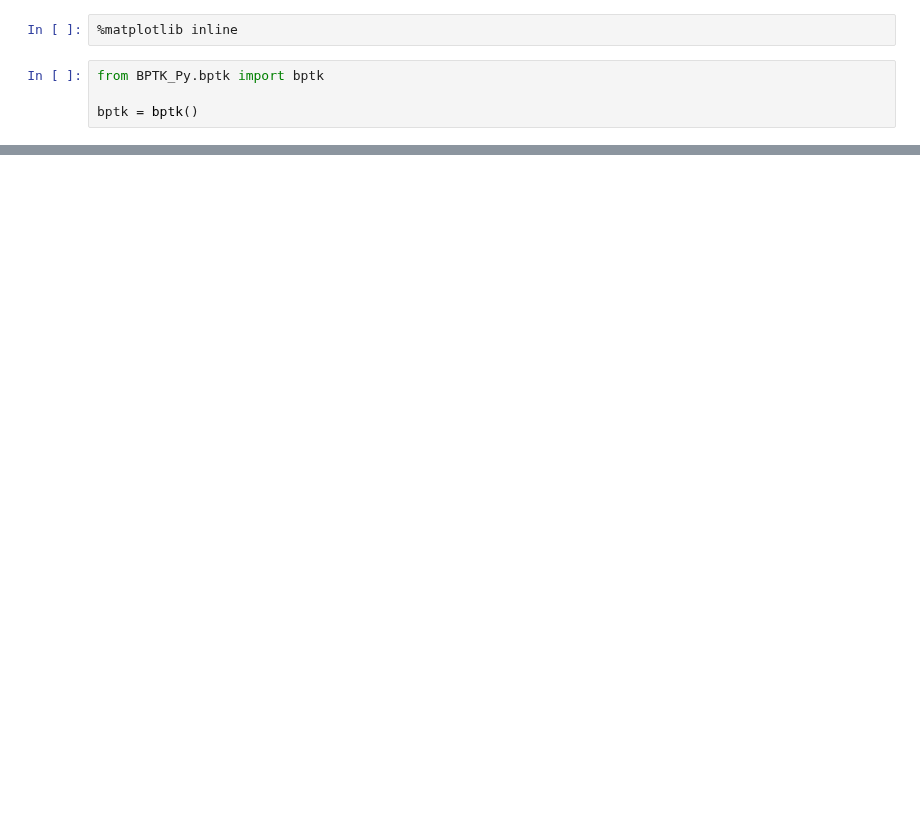
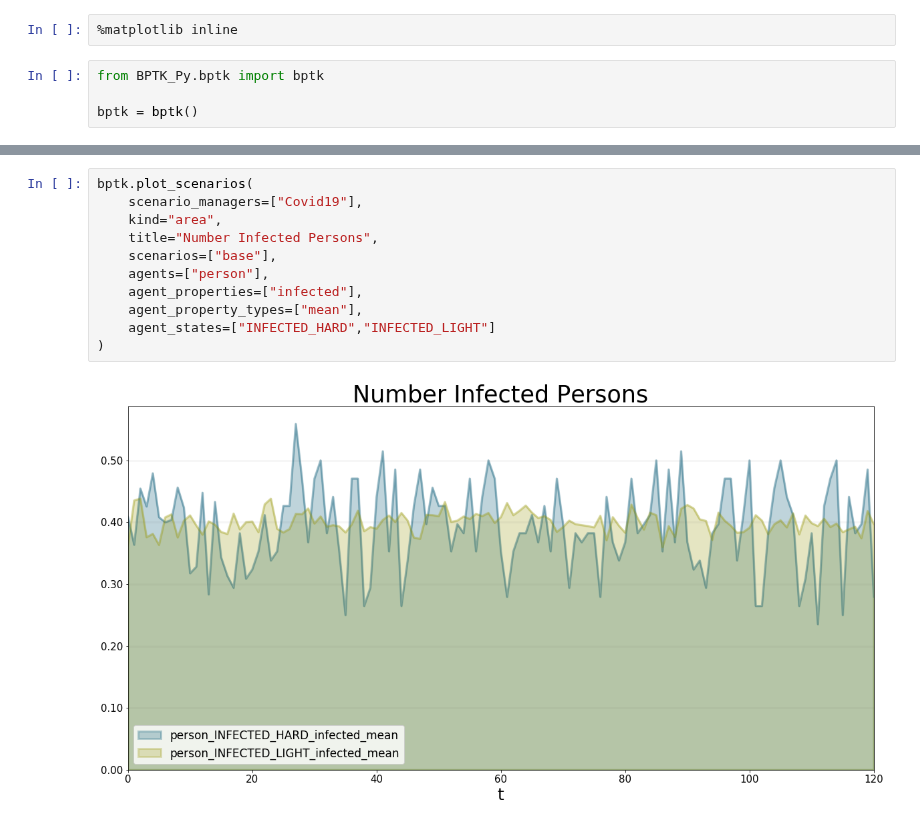
Before and after one commit to transentis/sim-covid-19, a Jupyter notebook: abm/abm_prototype.ipynb, the cells around one changed output, grey strips where cells are left out. Cells and saved outputs as stored; diff of their text form; blank space fills up the shorter version.

```diff
--- a/abm/abm_prototype.ipynb
+++ b/abm/abm_prototype.ipynb
@@ -7,3 +26,16 @@ bptk = bptk()
+# %%
+bptk.plot_scenarios(
+    scenario_managers=["Covid19"],
+    kind="area",
+    title="Number Infected Persons",
+    scenarios=["base"],
+    agents=["person"],
+    agent_properties=["infected"],
+    agent_property_types=["mean"],
+    agent_states=["INFECTED_HARD","INFECTED_LIGHT"]
+)
+# %% [output]
+[figure, added]
 # %%
 bptk.plot_scenarios(
     scenario_managers=["Covid19"],
```
Also changed, not shown: parts of 3 cells of this notebook, 2 other files.
